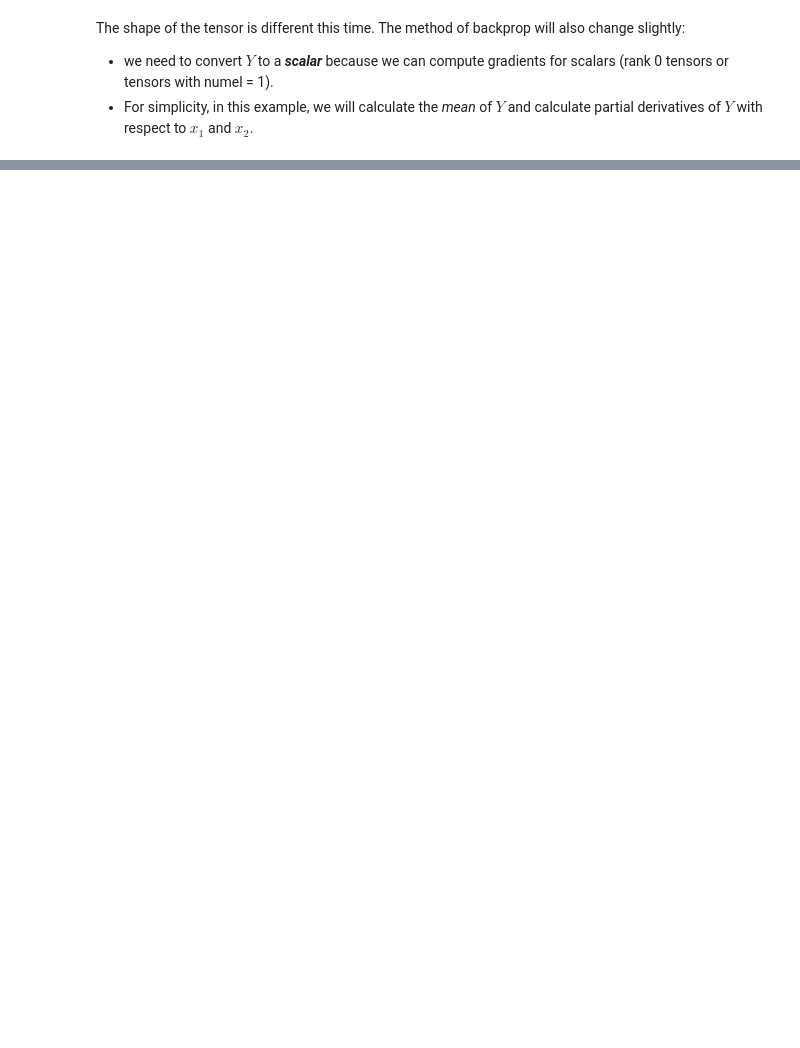
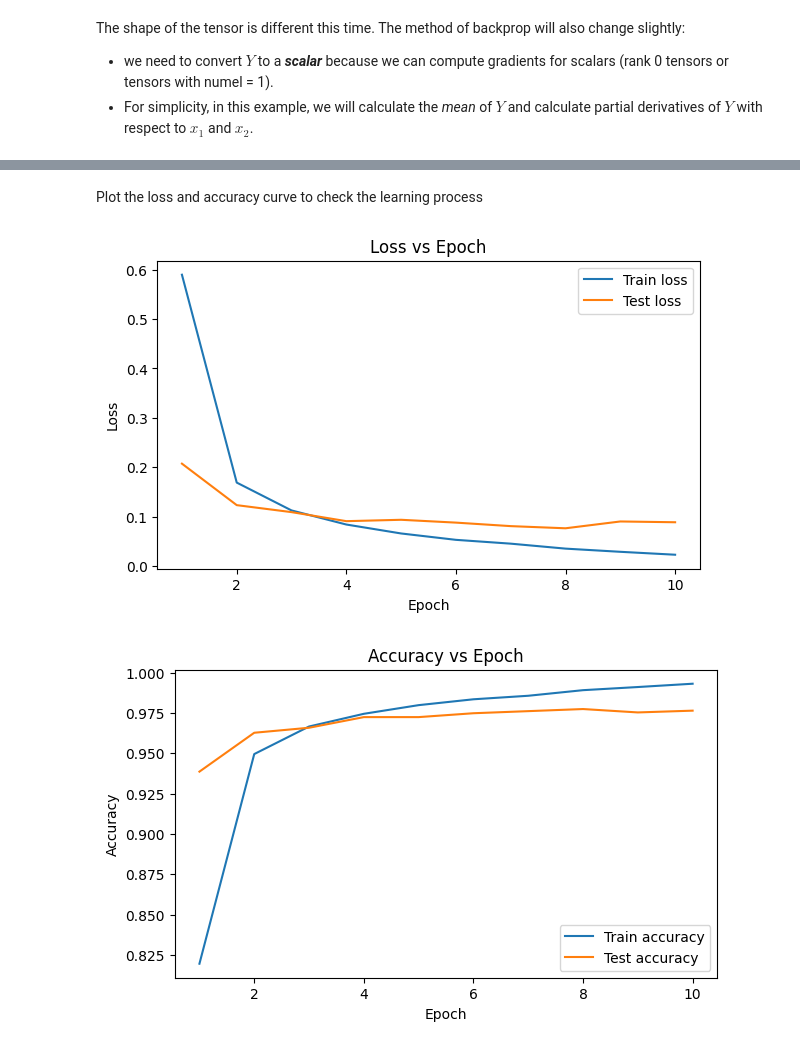
Before and after one commit to mjzhu-p/COMP532-tutorial, a Jupyter notebook: COMP532_Tutorial_24_02_2026.ipynb, the cells around one changed output, grey strips where cells are left out. Saved outputs shown, nothing was run; the diff lists cells and outputs as text; code cells hidden in the pictures; blank space fills up the shorter version.

```diff
--- a/COMP532_Tutorial_24_02_2026.ipynb
+++ b/COMP532_Tutorial_24_02_2026.ipynb
@@ -825,0 +1237,5 @@ tensor([[0.5000, 0.5000]])
+# %%
+# loss + optimizer
+
+criterion = nn.CrossEntropyLoss()
+optimizer = optim.SGD(model.parameters(), lr=lr, momentum=momentum)
@@ -825,0 +1313,16 @@ tensor([[0.5000, 0.5000]])
+# %%
+train_losses, test_losses = [], []
+train_accs, test_accs = [], []
+
+for epoch in range(1, epochs + 1):
+    train_loss, train_acc = train_one_epoch(model, train_loader, optimizer, criterion, device)
+    test_loss, test_acc = evaluate(model, test_loader, criterion, device)
+
+    train_losses.append(train_loss)
+    test_losses.append(test_loss)
+    train_accs.append(train_acc)
+    test_accs.append(test_acc)
+
+    print(f"Epoch {epoch:02d}/{epochs} | "
+          f"Train Loss: {train_loss:.4f}, Train Acc: {train_acc*100:.2f}% | "
+          f"Test Loss: {test_loss:.4f}, Test Acc: {test_acc*100:.2f}%")
@@ -825,0 +1340,29 @@ tensor([[0.5000, 0.5000]])
+# %% [markdown]
+Plot the loss and accuracy curve to check the learning process
+# %%
+import matplotlib.pyplot as plt
+
+epochs_range = range(1, epochs + 1)
+
+# Loss curve
+plt.figure(figsize=(7, 4))
+plt.plot(epochs_range, train_losses, label="Train loss")
+plt.plot(epochs_range, test_losses, label="Test loss")
+plt.xlabel("Epoch")
+plt.ylabel("Loss")
+plt.legend()
+plt.title("Loss vs Epoch")
+plt.show()
+
+# Accuracy curve
+plt.figure(figsize=(7, 4))
+plt.plot(epochs_range, train_accs, label="Train accuracy")
+plt.plot(epochs_range, test_accs, label="Test accuracy")
+plt.xlabel("Epoch")
+plt.ylabel("Accuracy")
+plt.legend()
+plt.title("Accuracy vs Epoch")
+plt.show()
+# %% [output]
+[figure, added]
+[figure, added]
```
Also changed, not shown: parts of 74 cells of this notebook.
